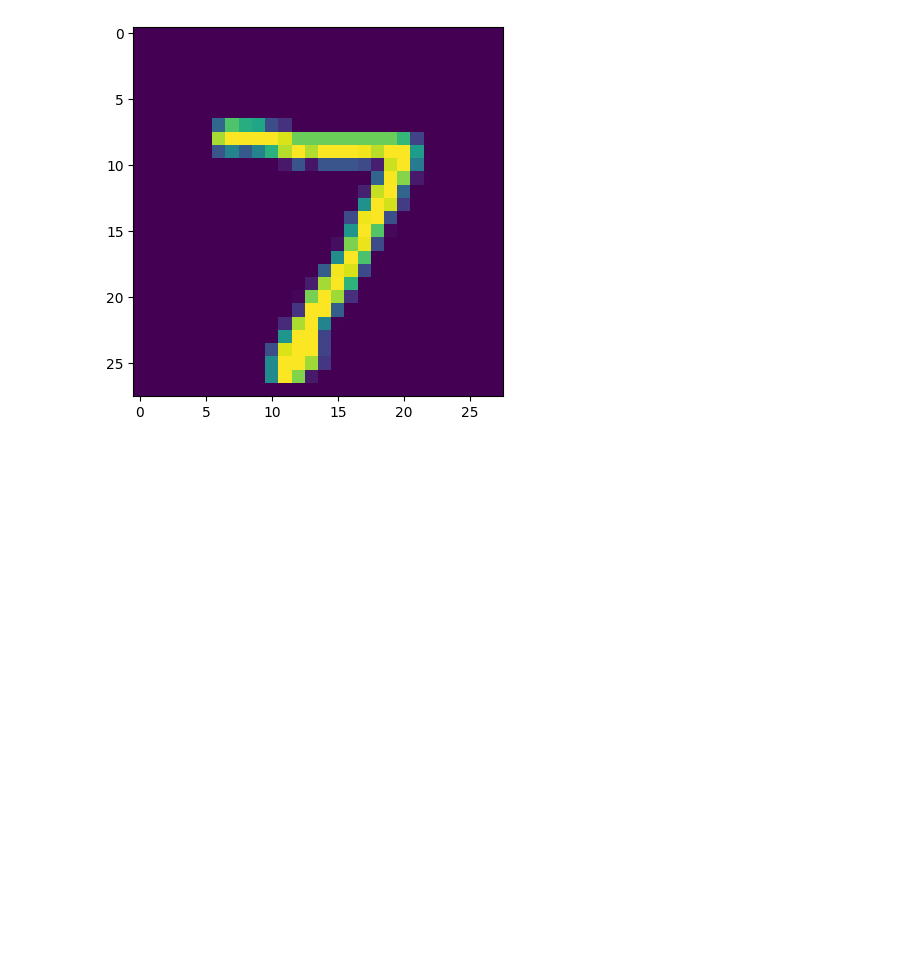
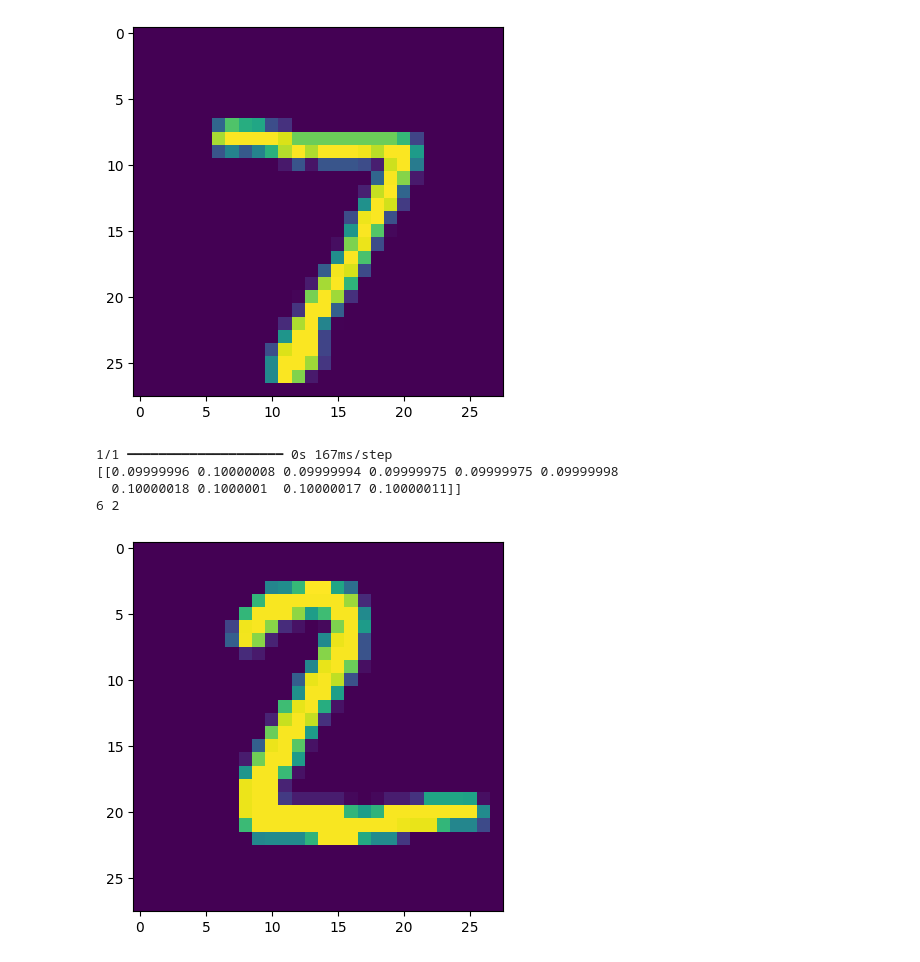
Before and after one commit to I7411/THDeepLearning, a Jupyter notebook: CNN_Buoi3.ipynb, the cells around one changed output. Cells and saved outputs as stored; diff of their text form; code cells hidden in the pictures; blank space fills up the shorter version.

```diff
--- a/CNN_Buoi3.ipynb
+++ b/CNN_Buoi3.ipynb
@@ -182,0 +178,22 @@ model.add(MaxPool2D(pool_size=(2,2
+# %%
+model = Sequential()
+model.add(Input(shape=input_shape))
+model.add(Conv2D(32, kernel_size=(3,3), activation='relu'))
+model.add(MaxPool2D(pool_size=(2,2)))
+model.add(Conv2D(64, kernel_size=(3,3), activation='relu'))
+model.add(MaxPool2D(pool_size=(2,2)))
+model.add(Flatten())
+model.add(Dense(units=10, activation='softmax'))
+model.load_weights('cnn.keras')
+
+predict = model.predict(X_test[1:2])
+print(predict)
+print(np.argmax(predict), np.argmax(y_test[1]))
+plt.imshow(X_test[1:2].reshape(28, 28))
+plt.show()
+# %% [output]
+1/1 ━━━━━━━━━━━━━━━━━━━━ 0s 167ms/step
+[[0.09999996 0.10000008 0.09999994 0.09999975 0.09999975 0.09999998
+  0.10000018 0.1000001  0.10000017 0.10000011]]
+6 2
+[figure, added]
```
Also changed, not shown: parts of 18 cells of this notebook.
